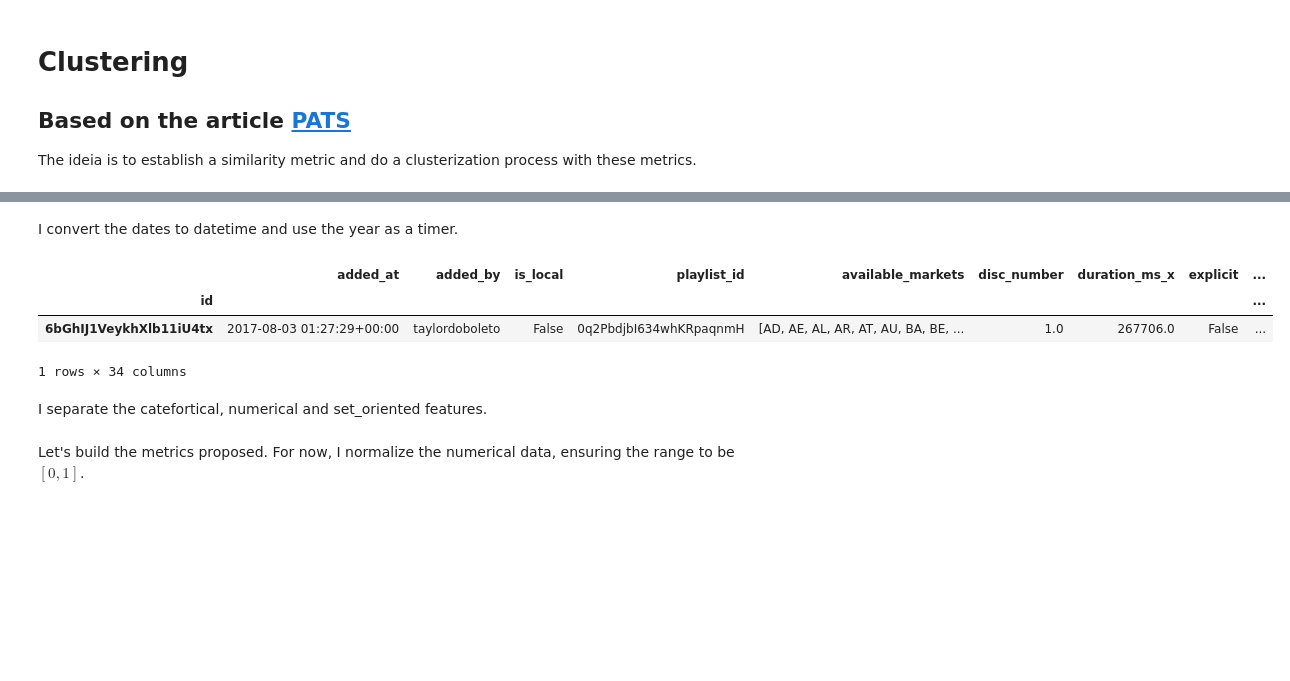
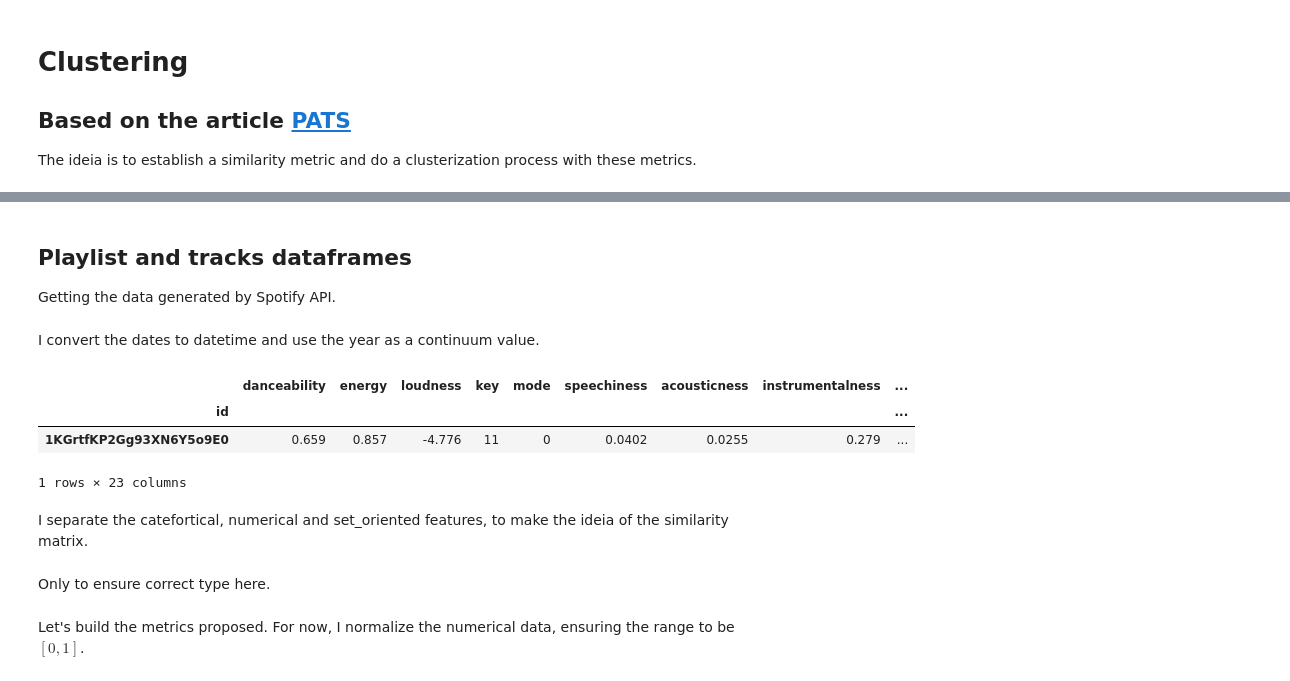
Before and after one commit to lucasresck/espotifai, a Jupyter notebook: notebooks/clustering_pats.ipynb, the cells around one changed output, grey strips where cells are left out. Cells and saved outputs as stored; diff of their text form; code cells hidden in the pictures; blank space fills up the shorter version.

```diff
--- a/notebooks/clustering_pats.ipynb
+++ b/notebooks/clustering_pats.ipynb
@@ -27,0 +27,21 @@ tracks = tracks.merge(audio_features, on = 'id')
+# %%
+metadata =  ['playlist_id', 'duration_ms', 'explicit', 'id', 'album_type', 'popularity', 'album_id',
+             'album_release_date', 'artists_ids', 'name', 'artists_names']
+audio_features = ['danceability', 'energy', 'loudness', 'key', 'mode', 'speechiness', 'acousticness',
+                  'instrumentalness', 'liveness', 'valence', 'tempo', 'time_signature', 'id']
+# %% [markdown]
+## Playlist and tracks dataframes
+
+Getting the data generated by Spotify API.
+# %%
+playlists_df = pd.read_pickle('../data/sp_playlists.pkl')[['id']]
+playlists_df['playlist_id'] = playlists_df['id']
+playlists_df = playlists_df[['playlist_id']]
+audio_features_df = pd.read_pickle('../data/sp_audio_features.pkl')[audio_features]
+tracks_df = pd.concat(
+    [pd.read_pickle(file)[metadata] for file in glob.glob('../data/sp_tracks_ready_*.pkl')],
+    ignore_index=True
+)
+# %%
+tracks_df = audio_features_df.merge(tracks_df, on = 'id')
+tracks_df = tracks_df.merge(playlists_df, on = 'playlist_id')
@@ -28,16 +51,17 @@ tracks = tracks.merge(audio_features, on = 'id')
 # %% [markdown]
-I convert the dates to datetime and use the year as a timer.
+I convert the dates to datetime and use the year as a continuum value.
 # %%
-tracks['album_release_date'] = tracks['album_release_date'].apply(pd.to_datetime)
-tracks['years'] = tracks['album_release_date'].apply(lambda x: x.year + x.month/12 + x.day/365)
-tracks.set_index('id', inplace = True)
-tracks.sample()
+tracks_df['album_release_date'] = tracks_df['album_release_date'].apply(lambda x:
+                                                                        None if x == '0000' else pd.to_datetime(x))
+tracks_df['years'] = tracks_df['album_release_date'].apply(lambda x: x.year + x.month/12 + x.day/365)
+tracks_df.set_index('id', inplace = True)
+tracks_df.sample()
 # %% [output]
-|  | added_at | added_by | is_local | playlist_id | available_markets | disc_number | duration_ms_x | explicit | ... |
+|  | danceability | energy | loudness | key | mode | speechiness | acousticness | instrumentalness | ... |
 | id |  |  |  |  |  |  |  |  | ... |
-| 6bGhIJ1VeykhXlb11iU4tx | 2017-08-03 01:27:29+00:00 | taylordoboleto | False | 0q2PbdjbI634whKRpaqnmH | [AD, AE, AL, AR, AT, AU, BA, BE, ... | 1.0 | 267706.0 | False | ... |
+| 1KGrtfKP2Gg93XN6Y5o9E0 | 0.659 | 0.857 | -4.776 | 11 | 0 | 0.0402 | 0.0255 | 0.279 | ... |
-1 rows × 34 columns
+1 rows × 23 columns
 # %% [markdown]
-I separate the catefortical, numerical and set_oriented features.
+I separate the catefortical, numerical and set_oriented features, to make the ideia of the similarity matrix.
 # %%
 features_categorical =  ['explicit', 'album_type', 'album_id', 'key', 'mode', 'time_signature']
@@ -49,4 +73,6 @@ features = []
 features.extend(features_categorical)
 features.extend(features_numerical)
 features.extend(features_set_oriented)
+# %% [markdown]
+Only to ensure correct type here.
 # %%
```
Also changed, not shown: parts of 20 cells of this notebook.
